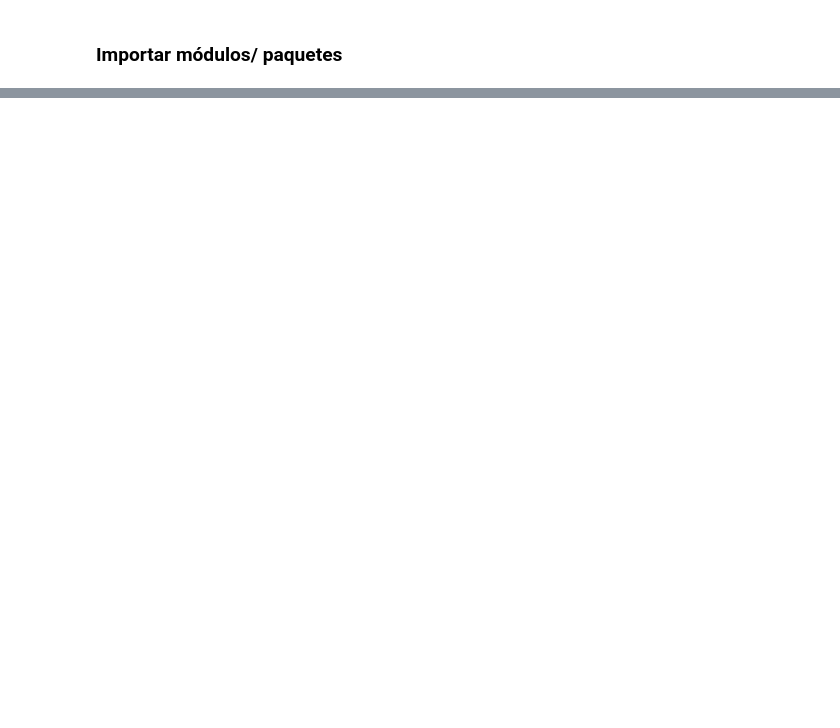
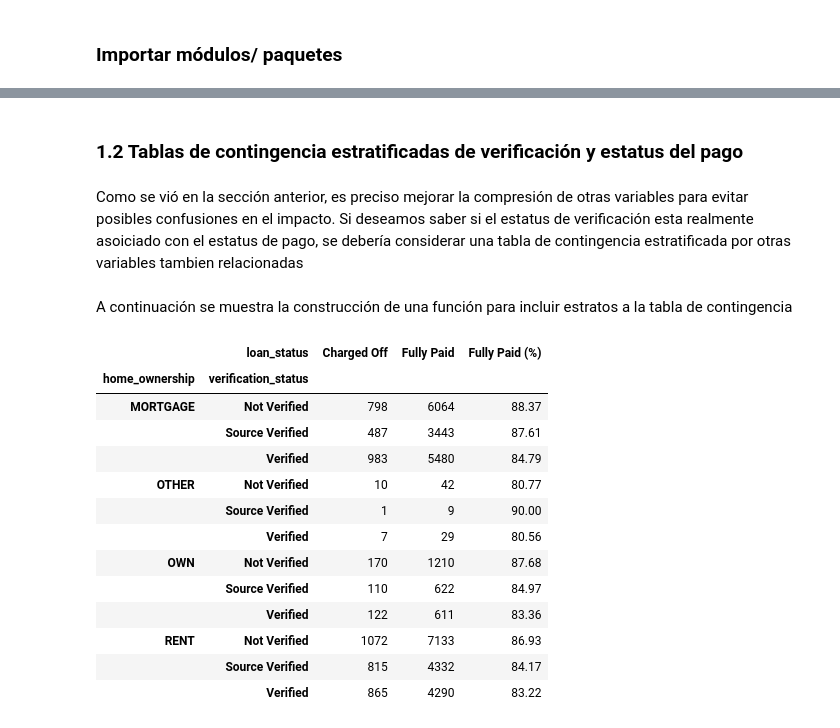
Before and after one commit to OPALO-ESTADISTICA/Aprendizaje-automatico, a Jupyter notebook: Regresión logística.ipynb, the cells around one changed output, grey strips where cells are left out. Saved outputs shown, nothing was run; the diff lists cells and outputs as text; code cells hidden in the pictures; blank space fills up the shorter version.

```diff
--- a/Regresión logística.ipynb
+++ b/Regresión logística.ipynb
@@ -138,0 +148,29 @@ plt.show()
+# %% [markdown]
+### 1.2 Tablas de contingencia estratificadas de verificación y estatus del pago
+# %% [markdown]
+Como se vió en la sección anterior, es preciso mejorar la compresión de otras variables para evitar posibles confusiones en el impacto. Si deseamos saber si el estatus de verificación esta realmente asoiciado con el estatus de pago, se debería considerar una tabla de contingencia estratificada por otras variables tambien relacionadas
+# %% [markdown]
+A continuación se muestra la construcción de una función para incluir estratos a la tabla de contingencia
+# %%
+# El argumento de la fucnión será la variable categórica que estratificará la tabla de contingencia
+def get_ct_stra(stra_var):
+    ct_stra = pd.crosstab(index=[stra_var, df.verification_status], columns = df.loan_status, margins = True)
+    ct_stra['Fully Paid (%)'] = round(ct_stra['Fully Paid']/ct_stra['All']*100,2)
+    return ct_stra.drop(columns='All').drop('All', level=0)
+# %%
+get_ct_stra(df.home_ownership) # Estratificación según el estado de vivienda
+# %% [output]
+|  | loan_status | Charged Off | Fully Paid | Fully Paid (%) |
+| home_ownership | verification_status |  |  |  |
+| MORTGAGE | Not Verified | 798 | 6064 | 88.37 |
+|  | Source Verified | 487 | 3443 | 87.61 |
+|  | Verified | 983 | 5480 | 84.79 |
+| OTHER | Not Verified | 10 | 42 | 80.77 |
+|  | Source Verified | 1 | 9 | 90.00 |
+|  | Verified | 7 | 29 | 80.56 |
+| OWN | Not Verified | 170 | 1210 | 87.68 |
+|  | Source Verified | 110 | 622 | 84.97 |
+|  | Verified | 122 | 611 | 83.36 |
+| RENT | Not Verified | 1072 | 7133 | 86.93 |
+|  | Source Verified | 815 | 4332 | 84.17 |
+|  | Verified | 865 | 4290 | 83.22 |
```
Also changed, not shown: parts of 79 cells of this notebook, 7 other files.
